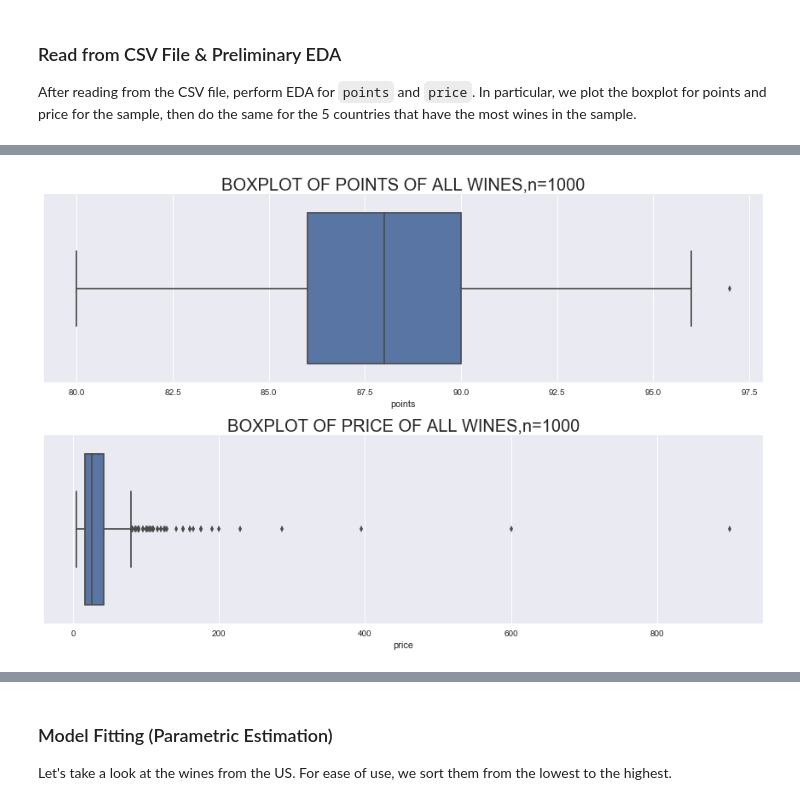
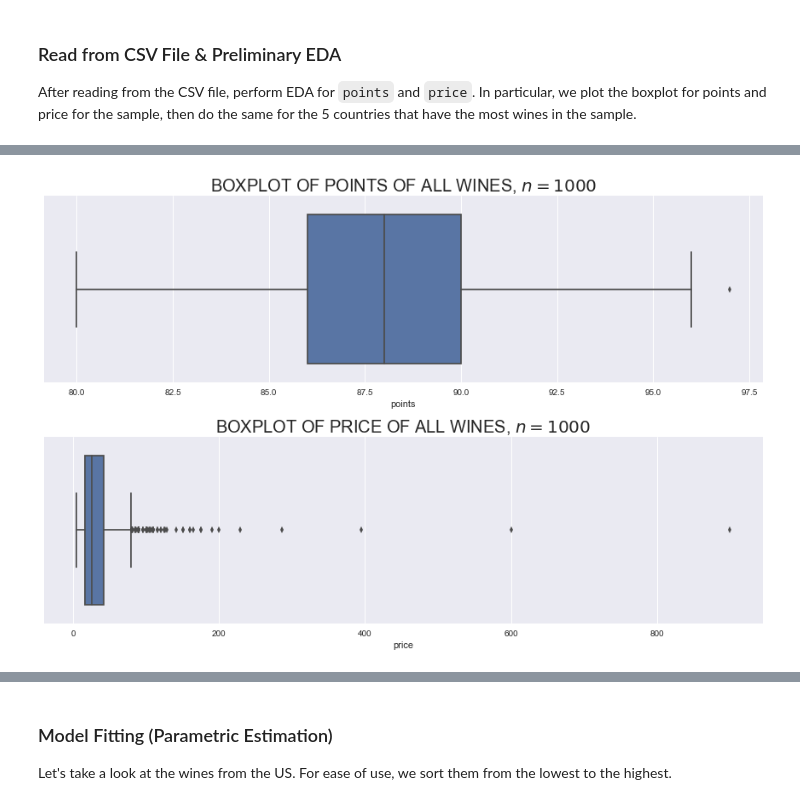
Before and after one commit to bryanblackbee/ds-learning-journey, a Jupyter notebook: jupyter_notebook/studies/1-completed/wines/wines.ipynb, the cells around one changed output, grey strips where cells are left out. Saved outputs shown, nothing was run; the diff lists cells and outputs as text; code cells hidden in the pictures.

```diff
--- a/jupyter_notebook/studies/1-completed/wines/wines.ipynb
+++ b/jupyter_notebook/studies/1-completed/wines/wines.ipynb
@@ -32,13 +32,13 @@ print(wines_df[['variety', 'country', 'points', 'price']].sample(3))
 # %%
 fig = plt.figure(figsize=(12, 8))
 ax1, ax2 = fig.add_subplot(211), fig.add_subplot(212)
 sns.boxplot(wines_df['points'], ax=ax1)
-ax1.set_title("BOXPLOT OF POINTS OF ALL WINES,n=%d" % wines_df['points'].count(), fontsize=20)
+ax1.set_title("BOXPLOT OF POINTS OF ALL WINES, $n=%d$" % wines_df['points'].count(), fontsize=20)
 sns.boxplot(wines_df['price'], ax=ax2)
-ax2.set_title("BOXPLOT OF PRICE OF ALL WINES,n=%d" % wines_df['points'].count(), fontsize=20)
+ax2.set_title("BOXPLOT OF PRICE OF ALL WINES, $n=%d$" % wines_df['points'].count(), fontsize=20)
 plt.tight_layout()
 plt.show()
 # %% [output]
-[figure, old version]
+[figure, new version]
 # %%
 warnings.simplefilter(action='ignore', category=Warning)
```
Also changed, not shown: parts of 4 cells of this notebook, 12 other files.
